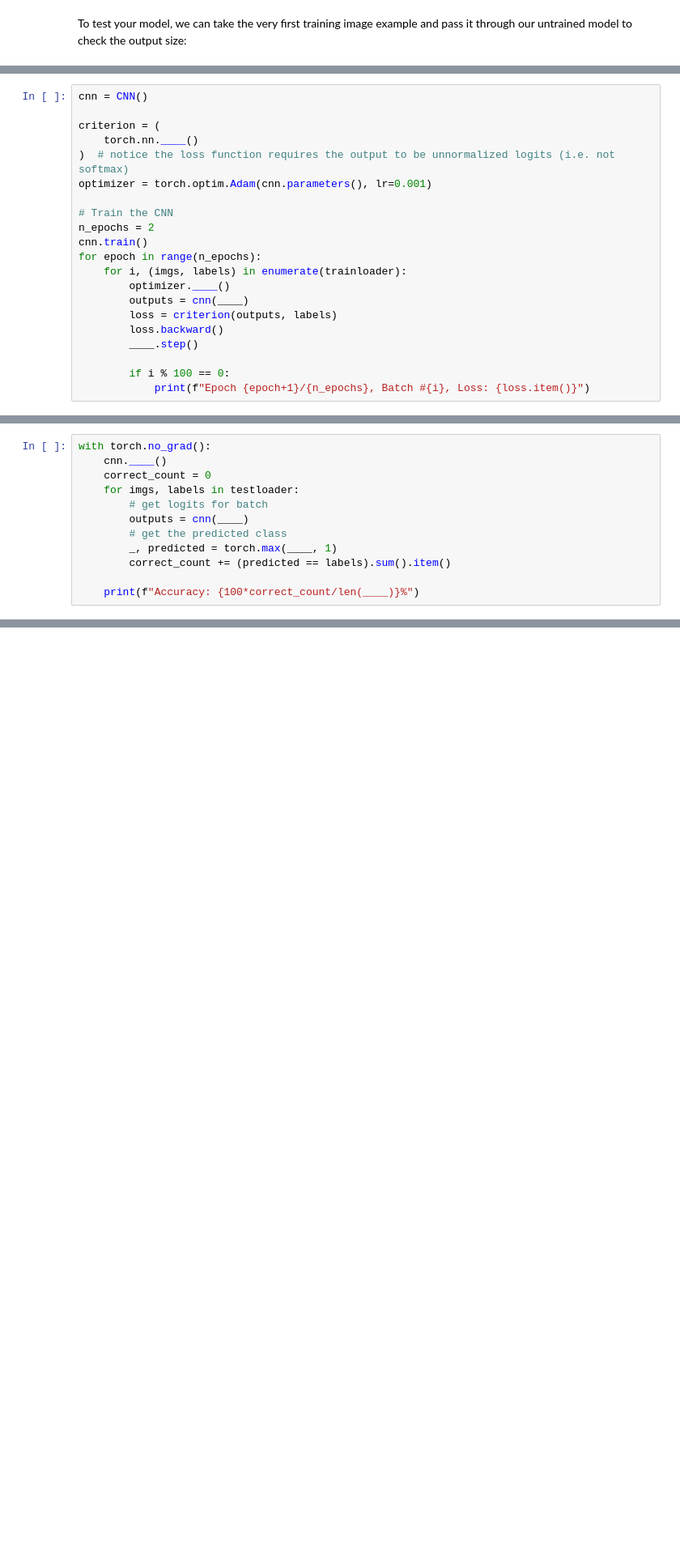
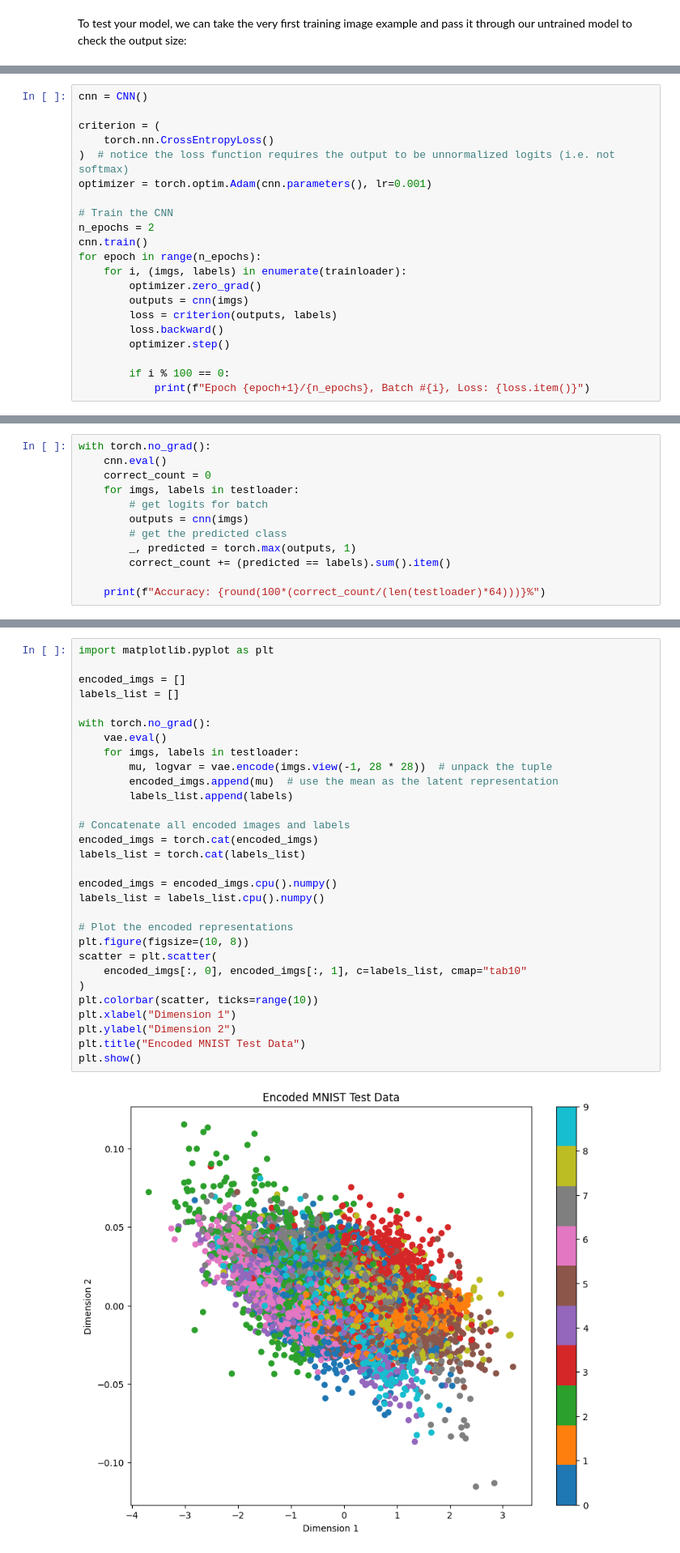
Before and after one commit to JeanLucaSchindler/DL_sem_3, a Jupyter notebook: seminar3_exercises.ipynb, the cells around one changed output, grey strips where cells are left out. Shown at 81% size. Drawn from its saved outputs; the diff is of its cells as text; blank space fills up the shorter version.

```diff
--- a/seminar3_exercises.ipynb
+++ b/seminar3_exercises.ipynb
@@ -137,7 +161,7 @@ Even though the number of feature maps is very small, the sheer quantity of trai
 cnn = CNN()
 
 criterion = (
-    torch.nn.____()
+    torch.nn.CrossEntropyLoss()
 )  # notice the loss function requires the output to be unnormalized logits (i.e. not softmax)
 optimizer = torch.optim.Adam(cnn.parameters(), lr=0.001)
 
@@ -146,11 +170,11 @@ n_epochs = 2
 cnn.train()
 for epoch in range(n_epochs):
     for i, (imgs, labels) in enumerate(trainloader):
-        optimizer.____()
-        outputs = cnn(____)
+        optimizer.zero_grad()
+        outputs = cnn(imgs)
         loss = criterion(outputs, labels)
         loss.backward()
-        ____.step()
+        optimizer.step()
 
         if i % 100 == 0:
             print(f"Epoch {epoch+1}/{n_epochs}, Batch #{i}, Loss: {loss.item()}")
@@ -164,13 +188,13 @@ A little caveat: PyTorch is fantastic, but for some functions the documentation
 Complete and run the code below:
 # %%
 with torch.no_grad():
-    cnn.____()
+    cnn.eval()
     correct_count = 0
     for imgs, labels in testloader:
         # get logits for batch
-        outputs = cnn(____)
+        outputs = cnn(imgs)
         # get the predicted class
-        _, predicted = torch.max(____, 1)
+        _, predicted = torch.max(outputs, 1)
         correct_count += (predicted == labels).sum().item()
 
-    print(f"Accuracy: {100*correct_count/len(____)}%")
+    print(f"Accuracy: {round(100*(correct_count/(len(testloader)*64)))}%")
@@ -256,0 +313,32 @@ Revisiting the autoencoders from the lecture, can you improve the reconstruction
+# %%
+import matplotlib.pyplot as plt
+
+encoded_imgs = []
+labels_list = []
+
+with torch.no_grad():
+    vae.eval()
+    for imgs, labels in testloader:
+        mu, logvar = vae.encode(imgs.view(-1, 28 * 28))  # unpack the tuple
+        encoded_imgs.append(mu)  # use the mean as the latent representation
+        labels_list.append(labels)
+
+# Concatenate all encoded images and labels
+encoded_imgs = torch.cat(encoded_imgs)
+labels_list = torch.cat(labels_list)
+
+encoded_imgs = encoded_imgs.cpu().numpy()
+labels_list = labels_list.cpu().numpy()
+
+# Plot the encoded representations
+plt.figure(figsize=(10, 8))
+scatter = plt.scatter(
+    encoded_imgs[:, 0], encoded_imgs[:, 1], c=labels_list, cmap="tab10"
+)
+plt.colorbar(scatter, ticks=range(10))
+plt.xlabel("Dimension 1")
+plt.ylabel("Dimension 2")
+plt.title("Encoded MNIST Test Data")
+plt.show()
+# %% [output]
+[figure, added]
```
Also changed, not shown: parts of 9 cells of this notebook.
